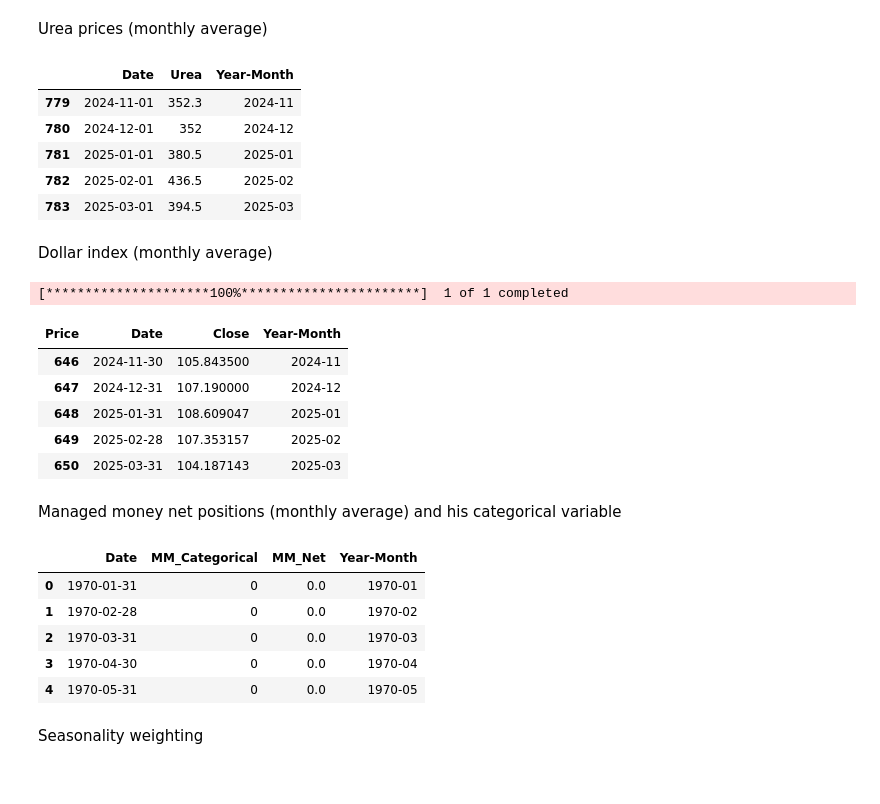
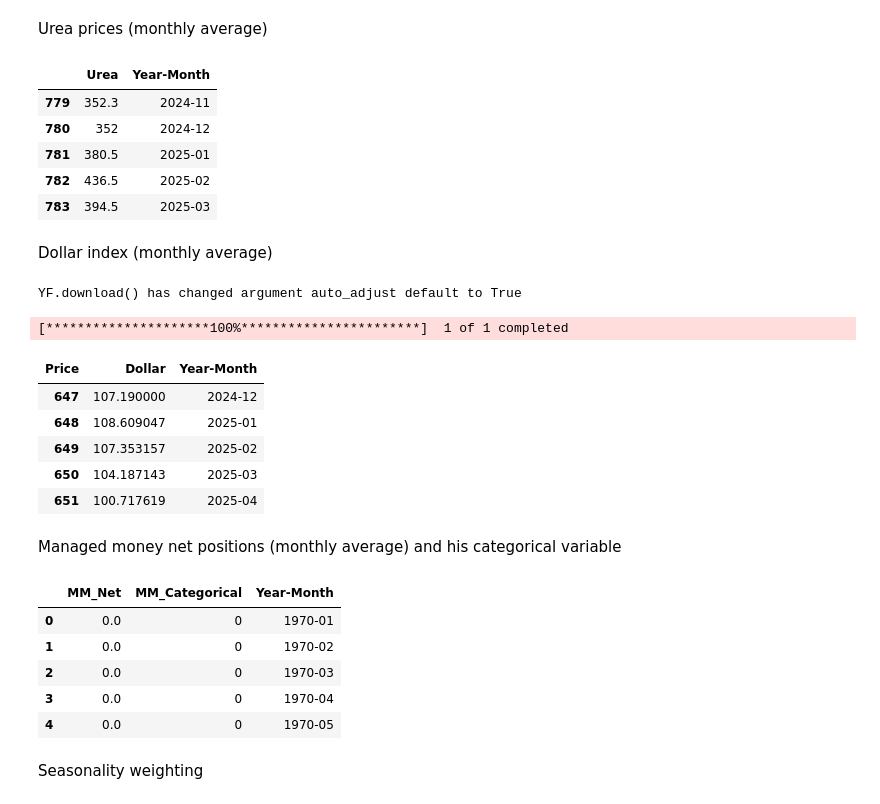
Before and after one commit to aleexv6/WheatPriceModel, a Jupyter notebook: dataset.ipynb, the cells around one changed output. Drawn from its saved outputs; the diff is of its cells as text; code cells hidden in the pictures.

```diff
--- a/dataset.ipynb
+++ b/dataset.ipynb
@@ -142,18 +163,19 @@ Urea prices (monthly average)
 # %%
 urea = pd.read_excel("files/world-bank-monthly-prices.xlsx", skiprows=4, sheet_name="Monthly Prices")
 urea = urea[1:]
-urea = urea.rename(columns={"Unnamed: 0": "Date"})
+urea = urea.rename(columns={"Unnamed: 0": "Date", "Urea ": "Urea"})
 urea["Date"] = pd.to_datetime(urea["Date"], format="%YM%m")
-urea = urea[["Date", "Urea "]]
+urea = urea[["Date", "Urea"]]
 urea["Year-Month"] = urea["Date"].dt.to_period("M")
+urea = urea[["Urea", "Year-Month"]]
 urea.tail()
 # %% [output]
-|  | Date | Urea | Year-Month |
-| 779 | 2024-11-01 | 352.3 | 2024-11 |
-| 780 | 2024-12-01 | 352 | 2024-12 |
-| 781 | 2025-01-01 | 380.5 | 2025-01 |
-| 782 | 2025-02-01 | 436.5 | 2025-02 |
-| 783 | 2025-03-01 | 394.5 | 2025-03 |
+|  | Urea | Year-Month |
+| 779 | 352.3 | 2024-11 |
+| 780 | 352 | 2024-12 |
+| 781 | 380.5 | 2025-01 |
+| 782 | 436.5 | 2025-02 |
+| 783 | 394.5 | 2025-03 |
 # %% [markdown]
 Dollar index (monthly average)
 # %%
@@ -163,46 +185,50 @@ monthly_dollar_mean = dollar.resample("ME").agg({
 }).reset_index()
 monthly_dollar_mean["Year-Month"] = monthly_dollar_mean["Date"].dt.to_period("M")
 monthly_dollar_mean = monthly_dollar_mean[:-1]
+monthly_dollar_mean = monthly_dollar_mean.rename(columns={"Close": "Dollar"})[["Dollar", "Year-Month"]]
+
 monthly_dollar_mean.tail()
 # %% [output]
-[*********************100%***********************]  1 of 1 completed
+YF.download() has changed argument auto_adjust default to True
+[*********************100%***********************]  1 of 1 completed
-| Price | Date | Close | Year-Month |
-| 646 | 2024-11-30 | 105.843500 | 2024-11 |
-| 647 | 2024-12-31 | 107.190000 | 2024-12 |
-| 648 | 2025-01-31 | 108.609047 | 2025-01 |
-| 649 | 2025-02-28 | 107.353157 | 2025-02 |
-| 650 | 2025-03-31 | 104.187143 | 2025-03 |
+| Price | Dollar | Year-Month |
+| 647 | 107.190000 | 2024-12 |
+| 648 | 108.609047 | 2025-01 |
+| 649 | 107.353157 | 2025-02 |
+| 650 | 104.187143 | 2025-03 |
+| 651 | 100.717619 | 2025-04 |
 # %% [markdown]
 Managed money net positions (monthly average) and his categorical variable
 # %%
 cot_wheat_col = get_database_prod()["cot_data"]["us_commodity"]
 cot_wheat_cursor = cot_wheat_col.find({
     "Market_and_Exchange_Names" : "WHEAT-SRW - CHICAGO BOARD OF TRADE"
     }).sort("Date", 1)
 cot_wheat = pd.DataFrame(list(cot_wheat_cursor))[["Date", "M_Money_Positions_Long_All", "M_Money_Positions_Short_All"]]
+cot_wheat = cot_wheat[cot_wheat["Date"] >= "2006-06-01"]
 cot_wheat["MM_Net"] = cot_wheat["M_Money_Positions_Long_All"] - cot_wheat["M_Money_Positions_Short_All"]
 cot_wheat_monthly_average = cot_wheat.resample("ME", on="Date").agg({
     "MM_Net": "mean"
 }).reset_index()
 cot_wheat_monthly_average["Year-Month"] = cot_wheat_monthly_average["Date"].dt.to_period("M")
 cot_wheat_monthly_average["MM_Categorical"] = 1
 
-cot_categ = pd.DataFrame(index=pd.Index(pd.date_range(start='1/1/1970', end="1/1/2005", freq='ME'), name="Date"))
+cot_categ = pd.DataFrame(index=pd.Index(pd.date_range(start='1/1/1970', end="6/1/2006", freq='ME'), name="Date"))
 cot_categ["MM_Categorical"] = 0
 cot_categ["MM_Net"] = 0
 cot_categ = cot_categ.reset_index()
 cot_categ["Year-Month"] = cot_categ["Date"].dt.to_period("M")
 
 cot_wheat_monthly_average_categorical = pd.concat([cot_categ, cot_wheat_monthly_average])
-
+cot_wheat_monthly_average_categorical = cot_wheat_monthly_average_categorical[["MM_Net", "MM_Categorical", "Year-Month"]]
 cot_wheat_monthly_average_categorical.head()
 # %% [output]
-|  | Date | MM_Categorical | MM_Net | Year-Month |
-| 0 | 1970-01-31 | 0 | 0.0 | 1970-01 |
-| 1 | 1970-02-28 | 0 | 0.0 | 1970-02 |
-| 2 | 1970-03-31 | 0 | 0.0 | 1970-03 |
-| 3 | 1970-04-30 | 0 | 0.0 | 1970-04 |
-| 4 | 1970-05-31 | 0 | 0.0 | 1970-05 |
+|  | MM_Net | MM_Categorical | Year-Month |
+| 0 | 0.0 | 0 | 1970-01 |
+| 1 | 0.0 | 0 | 1970-02 |
+| 2 | 0.0 | 0 | 1970-03 |
+| 3 | 0.0 | 0 | 1970-04 |
+| 4 | 0.0 | 0 | 1970-05 |
 # %% [markdown]
 Seasonality weighting
 # %%
```
Also changed, not shown: parts of 15 cells of this notebook, 1 other file.
